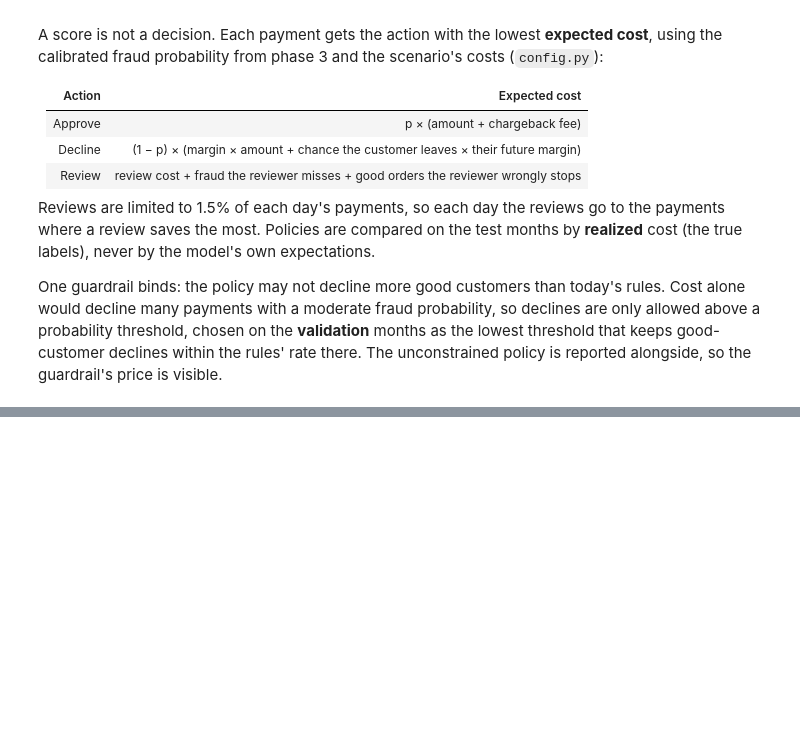
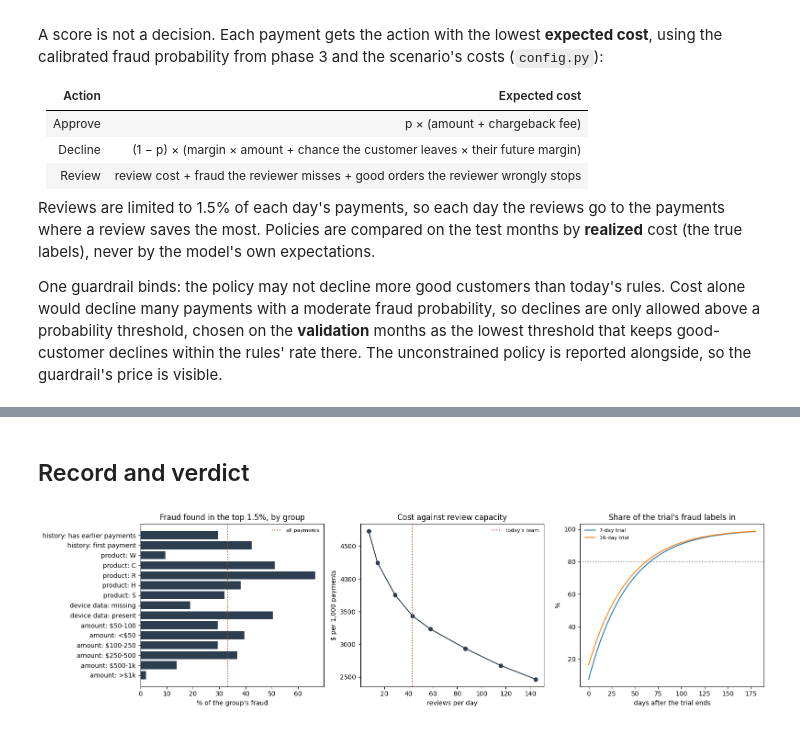
Before and after one commit to janeruxi1/card-fraud-decisioning, a Jupyter notebook: notebooks/05_policy.ipynb, the cells around one changed output, grey strips where cells are left out. Saved outputs shown, nothing was run; the diff lists cells and outputs as text; code cells hidden in the pictures; blank space fills up the shorter version.

```diff
--- a/notebooks/05_policy.ipynb
+++ b/notebooks/05_policy.ipynb
@@ -291,0 +315,14 @@ show_verdict(
+# %%
+CAPS = [0.0025, 0.005, 0.01, 0.015, 0.02, 0.03, 0.04, 0.05]
+cap_rows = []
+for cap in CAPS:
+    ck = replace(C, capacity=cap)
+    r_ = policy.realized(policy.choose(p, amt, day, ck, TAU), y, amt, ck)
+    cap_rows.append({"capacity": cap, "reviews_per_day": cap * per_day, "cost_per_1000": r_["cost_per_1000"],
+                     "fraud_dollars_stopped": r_["fraud_dollars_stopped"]})
+cap_tab = pd.DataFrame(cap_rows)
+total = cap_tab["cost_per_1000"] * len(T) / 1000
+cap_tab["net_value_per_extra_review"] = (-total.diff() / (cap_tab["capacity"].diff() * len(T))).round(2)
+cap_now = cap_tab.set_index("capacity")
+value_next = float(cap_now.loc[0.02, "net_value_per_extra_review"])
+cap_tab.round(3)
@@ -291,0 +390,45 @@ show_verdict(
+# %% [markdown]
+## Record and verdict
+# %%
+record = {
+    "costs": C.__dict__, "test_payments": int(len(T)), "test_frauds": int(y.sum()), "decline_threshold": TAU,
+    "policies": {k: {kk: float(vv) for kk, vv in row.items()} for k, row in results.iterrows()},
+    "saving_ci_per_1000": list(saving_ci), "saving_vs_model_top_per_1000": float(saving_top),
+    "saving_vs_model_top_ci_per_1000": list(saving_top_ci), "guardrails": guard,
+    "sensitivity": sens.to_dict(orient="records"),
+    "action_mix_by_amount": {str(k): {kk: float(vv) for kk, vv in row.items()} for k, row in mix.iterrows()},
+}
+write_metrics("05_policy", record, SOURCE)
+write_metrics("05b_policy_checks", {
+    "added": "2026-11-05, after the results above; see PROJECT_PLAN.md",
+    "guardrail_test": guard_test,
+    "shadow_trial": {"payments_per_day": per_day, "policy_vs_rules": {**pr, "ci": list(pr["ci"])},
+                     "label_delay_median_days": config.LABEL_DELAY_MEDIAN_DAYS, "power": 0.8, "alpha": 0.05,
+                     "sizing": sizing},
+    "segments": seg_tab.to_dict(orient="records"),
+    "capacity": cap_tab.to_dict(orient="records"),
+}, SOURCE)
+
+fig, axes = plt.subplots(1, 3, figsize=(16, 4.5))
+ax = axes[0]
+st_ = seg_tab.assign(label=seg_tab["dimension"] + ": " + seg_tab["group"]).iloc[::-1]
+ax.barh(st_["label"], 100 * st_["model_recall_top"], color="#2c3e50")
+ax.axvline(100 * flag_top[y == 1].mean(), color="#c0392b", ls=":", label="all payments")
+ax.set(title="Fraud found in the top 1.5%, by group", xlabel="% of the group's fraud")
+ax.legend(fontsize=8, frameon=False)
+ax = axes[1]
+ax.plot(cap_tab["reviews_per_day"], cap_tab["cost_per_1000"], marker="o", color="#2c3e50")
+ax.axvline(C.capacity * per_day, color="#c0392b", ls=":", label="today's team")
+ax.set(title="Cost against review capacity", xlabel="reviews per day", ylabel="$ per 1,000 payments")
+ax.legend(fontsize=8, frameon=False)
+ax = axes[2]
+tt = np.arange(0, 181)
+for trial in sorted({v["trial_days"] for v in sizing.values() if np.isfinite(v["trial_days"]) and v["trial_days"] <= 120}):
+    ax.plot(tt, 100 * labels_known(trial, tt), label=f"{trial:.0f}-day trial")
+ax.axhline(80, color="grey", ls=":")
+ax.set(title="Share of the trial's fraud labels in", xlabel="days after the trial ends", ylabel="%")
+ax.legend(fontsize=8, frameon=False)
+fig.tight_layout()
+data.savefig(fig, "05b_policy_checks", SOURCE)
+# %% [output]
+[figure, added]
```
Also changed, not shown: parts of 46 cells of this notebook, 38 other files.
